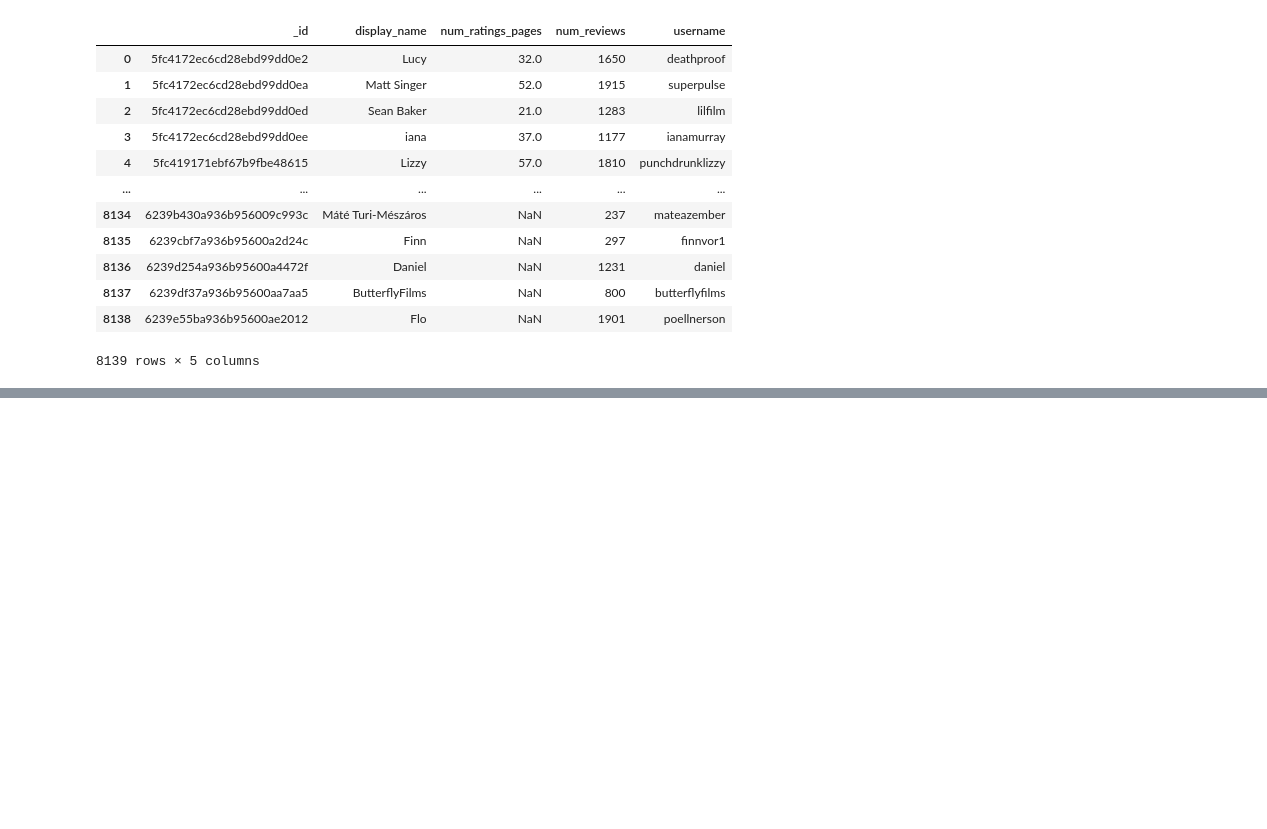
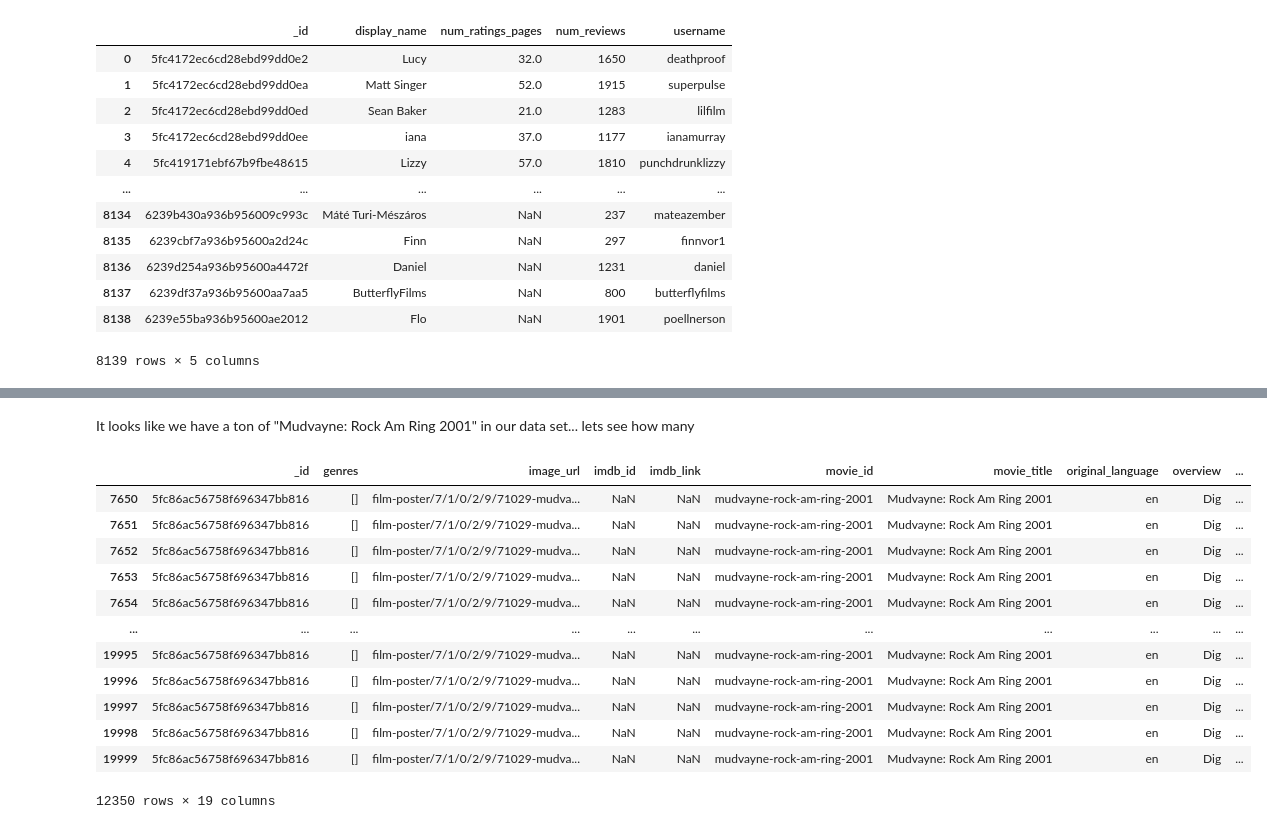
Before and after one commit to colebpotts/Letterboxd-Movie-Recommender, a Jupyter notebook: notebooks/Capstone.ipynb, the cells around one changed output, grey strips where cells are left out. Cells and saved outputs as stored; diff of their text form; code cells hidden in the pictures; blank space fills up the shorter version.

```diff
--- a/notebooks/Capstone.ipynb
+++ b/notebooks/Capstone.ipynb
@@ -60,0 +159,18 @@ users_df
+# %% [markdown]
+It looks like we have a ton of "Mudvayne: Rock Am Ring 2001" in our data set... lets see how many
+# %%
+movies[movies['movie_title'] == "Mudvayne: Rock Am Ring 2001"]
+# %% [output]
+|  | _id | genres | image_url | imdb_id | imdb_link | movie_id | movie_title | original_language | overview | ... |
+| 7650 | 5fc86ac56758f696347bb816 | [] | film-poster/7/1/0/2/9/71029-mudva... | NaN | NaN | mudvayne-rock-am-ring-2001 | Mudvayne: Rock Am Ring 2001 | en | Dig | ... |
+| 7651 | 5fc86ac56758f696347bb816 | [] | film-poster/7/1/0/2/9/71029-mudva... | NaN | NaN | mudvayne-rock-am-ring-2001 | Mudvayne: Rock Am Ring 2001 | en | Dig | ... |
+| 7652 | 5fc86ac56758f696347bb816 | [] | film-poster/7/1/0/2/9/71029-mudva... | NaN | NaN | mudvayne-rock-am-ring-2001 | Mudvayne: Rock Am Ring 2001 | en | Dig | ... |
+| 7653 | 5fc86ac56758f696347bb816 | [] | film-poster/7/1/0/2/9/71029-mudva... | NaN | NaN | mudvayne-rock-am-ring-2001 | Mudvayne: Rock Am Ring 2001 | en | Dig | ... |
+| 7654 | 5fc86ac56758f696347bb816 | [] | film-poster/7/1/0/2/9/71029-mudva... | NaN | NaN | mudvayne-rock-am-ring-2001 | Mudvayne: Rock Am Ring 2001 | en | Dig | ... |
+| ... | ... | ... | ... | ... | ... | ... | ... | ... | ... | ... |
+| 19995 | 5fc86ac56758f696347bb816 | [] | film-poster/7/1/0/2/9/71029-mudva... | NaN | NaN | mudvayne-rock-am-ring-2001 | Mudvayne: Rock Am Ring 2001 | en | Dig | ... |
+| 19996 | 5fc86ac56758f696347bb816 | [] | film-poster/7/1/0/2/9/71029-mudva... | NaN | NaN | mudvayne-rock-am-ring-2001 | Mudvayne: Rock Am Ring 2001 | en | Dig | ... |
+| 19997 | 5fc86ac56758f696347bb816 | [] | film-poster/7/1/0/2/9/71029-mudva... | NaN | NaN | mudvayne-rock-am-ring-2001 | Mudvayne: Rock Am Ring 2001 | en | Dig | ... |
+| 19998 | 5fc86ac56758f696347bb816 | [] | film-poster/7/1/0/2/9/71029-mudva... | NaN | NaN | mudvayne-rock-am-ring-2001 | Mudvayne: Rock Am Ring 2001 | en | Dig | ... |
+| 19999 | 5fc86ac56758f696347bb816 | [] | film-poster/7/1/0/2/9/71029-mudva... | NaN | NaN | mudvayne-rock-am-ring-2001 | Mudvayne: Rock Am Ring 2001 | en | Dig | ... |
+12350 rows × 19 columns
```
Also changed, not shown: parts of 52 cells of this notebook, 2 other files.
